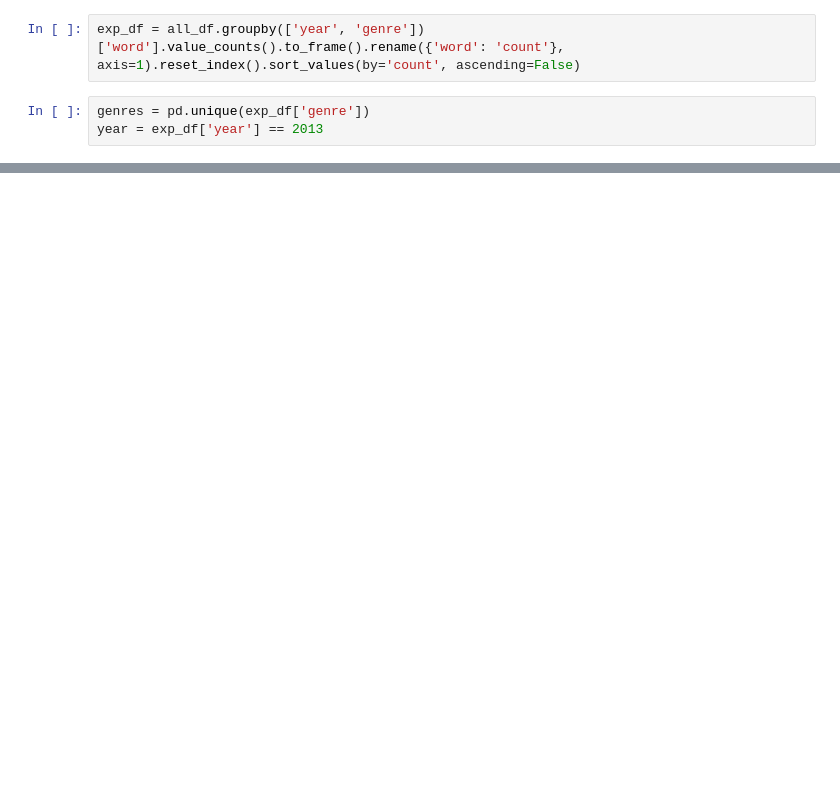
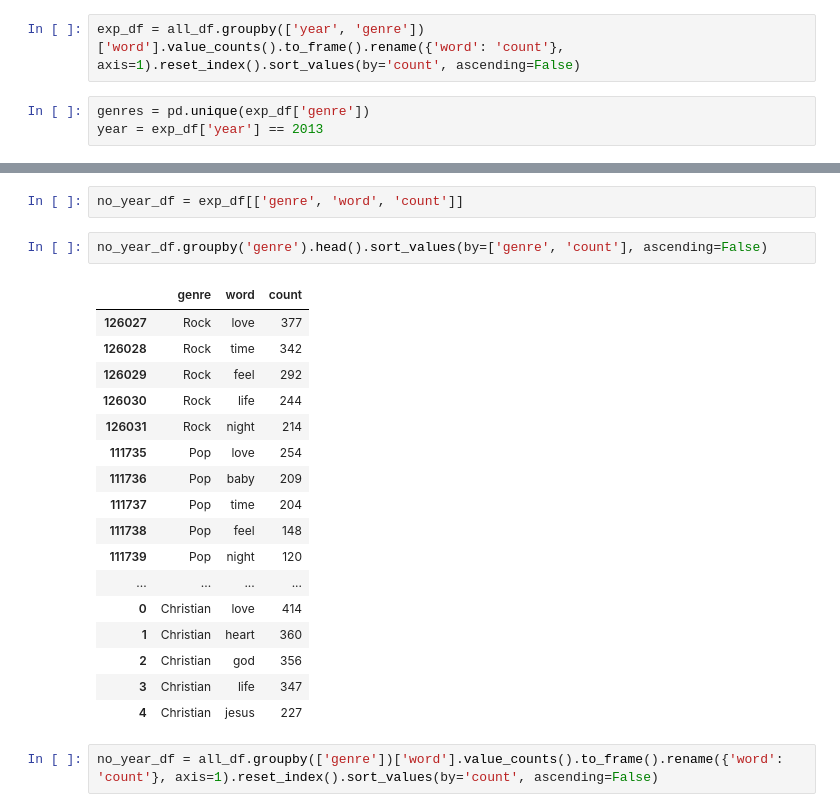
Before and after one commit to Daniel-Bassett/lyrics_analysis, a Jupyter notebook: data-analysis/lyrics-analysis.ipynb, the cells around one changed output, grey strips where cells are left out. Drawn from its saved outputs; the diff is of its cells as text; blank space fills up the shorter version.

```diff
--- a/data-analysis/lyrics-analysis.ipynb
+++ b/data-analysis/lyrics-analysis.ipynb
@@ -67,0 +58,24 @@ for genre in genres:
+# %%
+no_year_df = exp_df[['genre', 'word', 'count']]
+# %%
+no_year_df.groupby('genre').head().sort_values(by=['genre', 'count'], ascending=False)
+# %% [output]
+|  | genre | word | count |
+| 126027 | Rock | love | 377 |
+| 126028 | Rock | time | 342 |
+| 126029 | Rock | feel | 292 |
+| 126030 | Rock | life | 244 |
+| 126031 | Rock | night | 214 |
+| 111735 | Pop | love | 254 |
+| 111736 | Pop | baby | 209 |
+| 111737 | Pop | time | 204 |
+| 111738 | Pop | feel | 148 |
+| 111739 | Pop | night | 120 |
+| ... | ... | ... | ... |
+| 0 | Christian | love | 414 |
+| 1 | Christian | heart | 360 |
+| 2 | Christian | god | 356 |
+| 3 | Christian | life | 347 |
+| 4 | Christian | jesus | 227 |
+# %%
+no_year_df = all_df.groupby(['genre'])['word'].value_counts().to_frame().rename({'word': 'count'}, axis=1).reset_index().sort_values(by='count', ascending=False)
```
Also changed, not shown: parts of 10 cells of this notebook, 1 other file.
